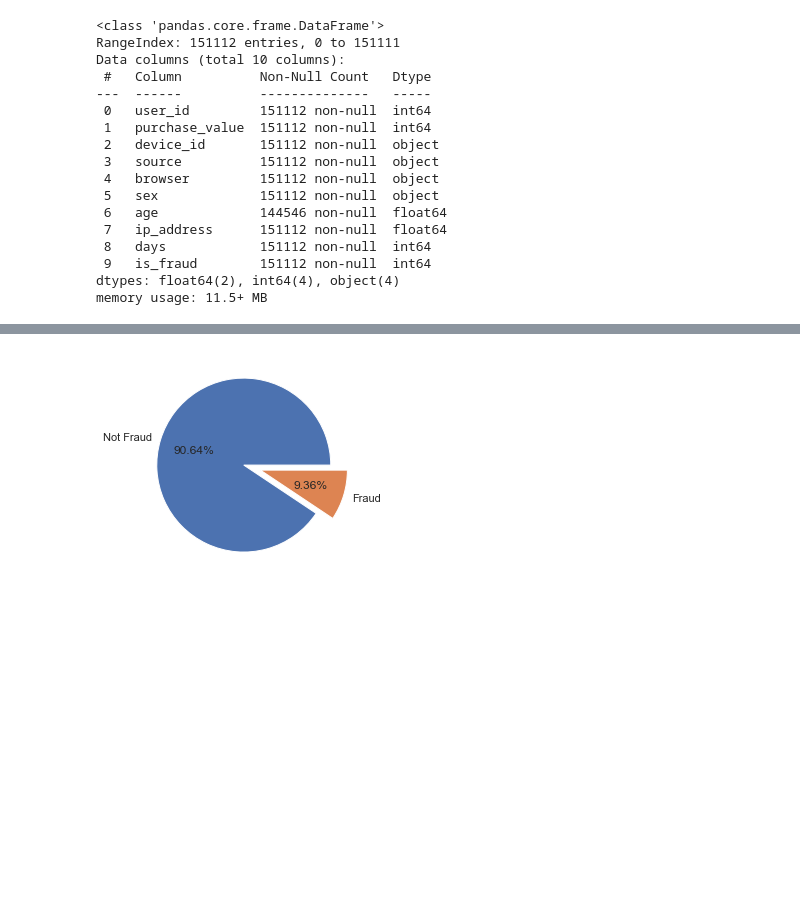
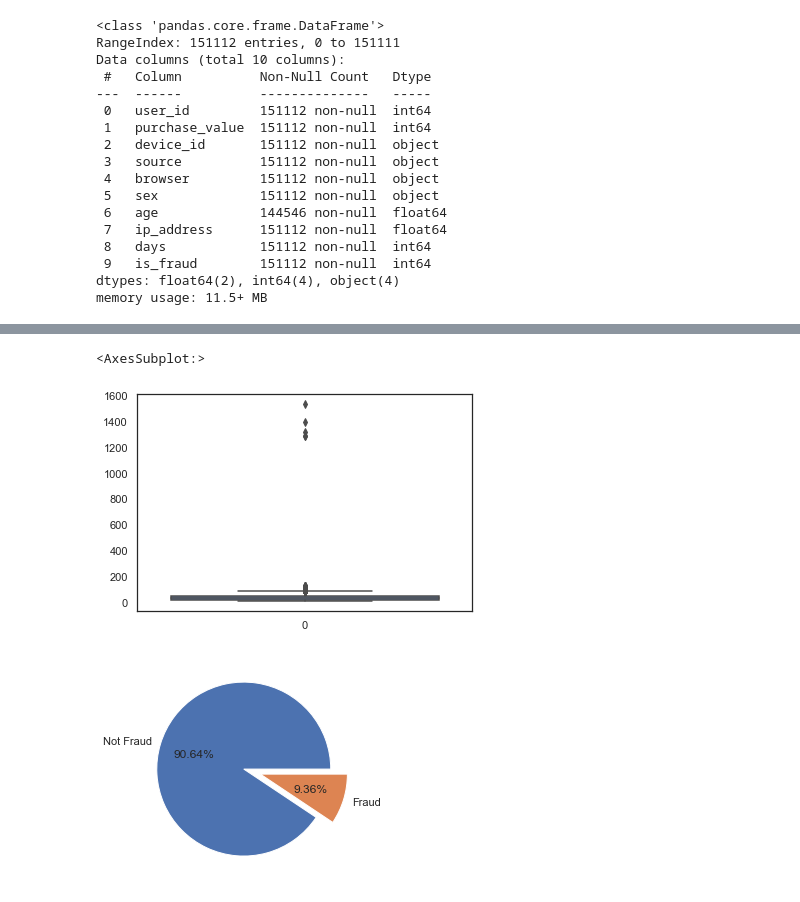
Before and after one commit to TeoTzeShuen/school, a Jupyter notebook: Individual Project/project.ipynb, the cells around one changed output, grey strips where cells are left out. Cells and saved outputs as stored; diff of their text form; code cells hidden in the pictures; blank space fills up the shorter version.

```diff
--- a/Individual Project/project.ipynb
+++ b/Individual Project/project.ipynb
@@ -60,0 +90,5 @@ dtype: float64
+# %%
+sns.boxplot(data=df['purchase_value'])
+# %% [output]
+<AxesSubplot:>
+[figure, added]
```
Also changed, not shown: parts of 8 cells of this notebook.
